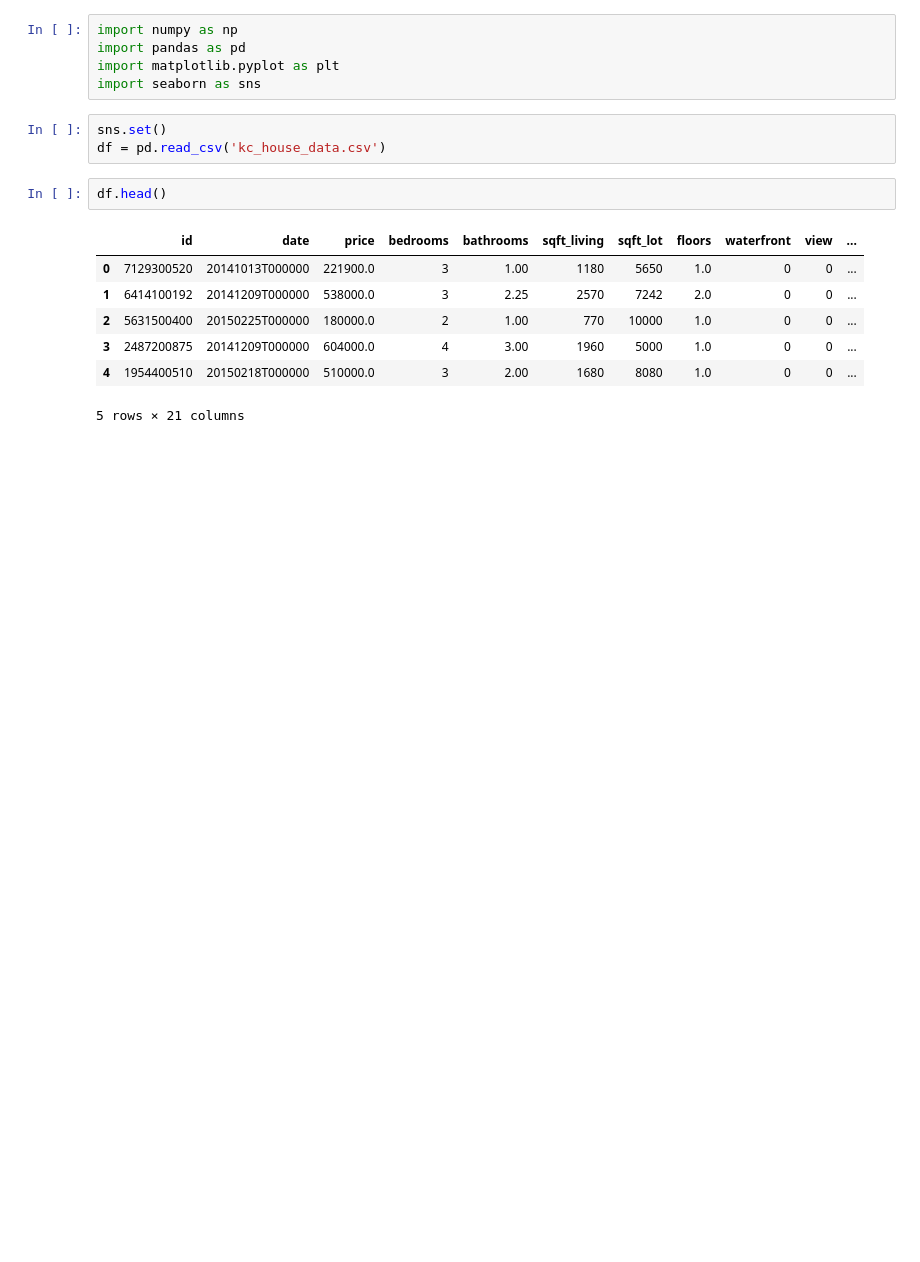
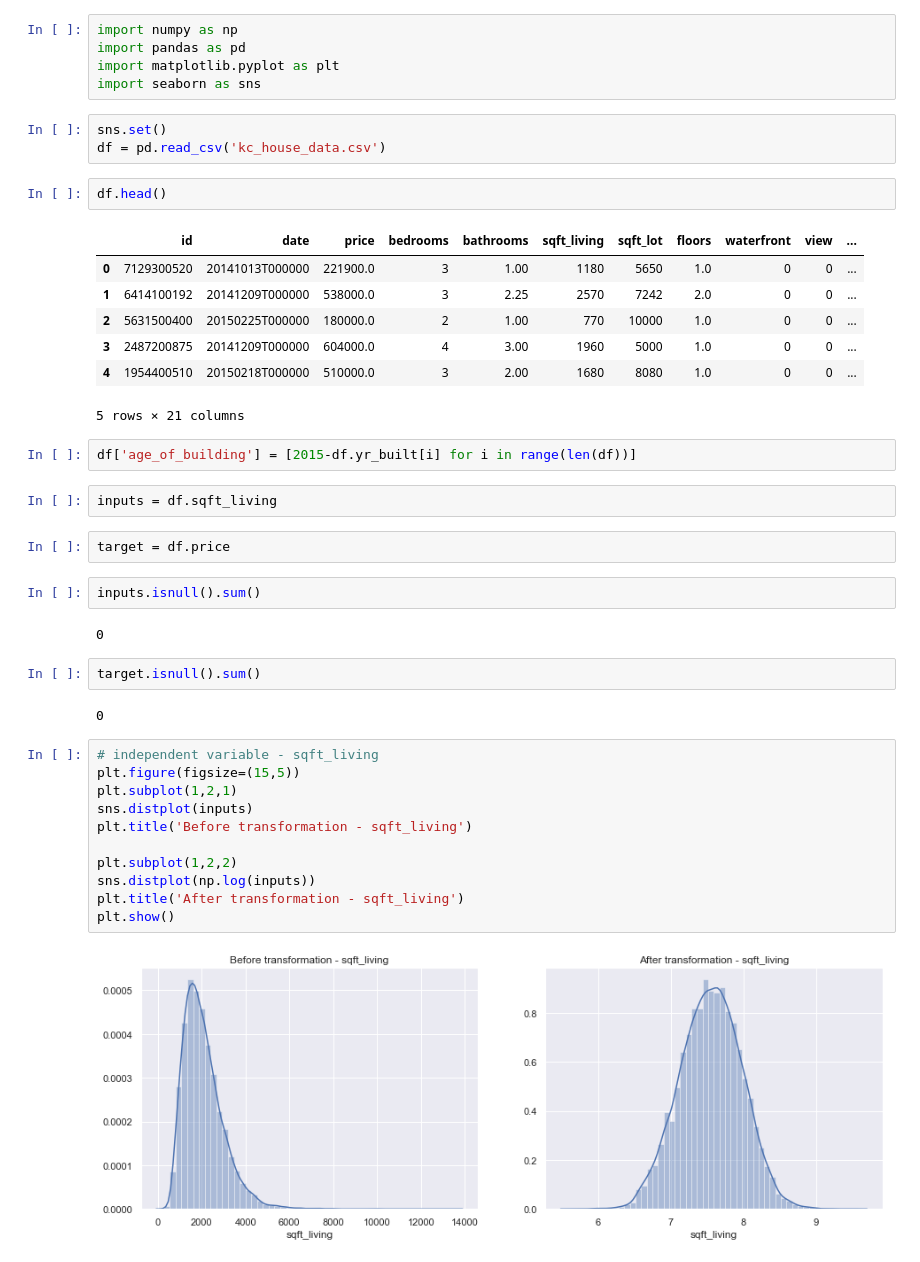
Before and after one commit to nortonlyr/MachineLearningExercises, a Jupyter notebook: Simple_LinearRegression_Ex/Simple_Linear_Regression_Ex.ipynb, the cells around one changed output. Drawn from its saved outputs; the diff is of its cells as text; blank space fills up the shorter version.

```diff
--- a/Simple_LinearRegression_Ex/Simple_Linear_Regression_Ex.ipynb
+++ b/Simple_LinearRegression_Ex/Simple_Linear_Regression_Ex.ipynb
@@ -18,3 +18,30 @@ df.head()
 | 3 | 2487200875 | 20141209T000000 | 604000.0 | 4 | 3.00 | 1960 | 5000 | 1.0 | 0 | 0 | ... |
 | 4 | 1954400510 | 20150218T000000 | 510000.0 | 3 | 2.00 | 1680 | 8080 | 1.0 | 0 | 0 | ... |
 5 rows × 21 columns
+# %%
+df['age_of_building'] = [2015-df.yr_built[i] for i in range(len(df))]
+# %%
+inputs = df.sqft_living
+# %%
+target = df.price
+# %%
+inputs.isnull().sum()
+# %% [output]
+0
+# %%
+target.isnull().sum()
+# %% [output]
+0
+# %%
+# independent variable - sqft_living
+plt.figure(figsize=(15,5))
+plt.subplot(1,2,1)
+sns.distplot(inputs)
+plt.title('Before transformation - sqft_living')
+
+plt.subplot(1,2,2)
+sns.distplot(np.log(inputs))
+plt.title('After transformation - sqft_living')
+plt.show()
+# %% [output]
+[figure, added]
```
Also changed, not shown: parts of 3 cells of this notebook.
